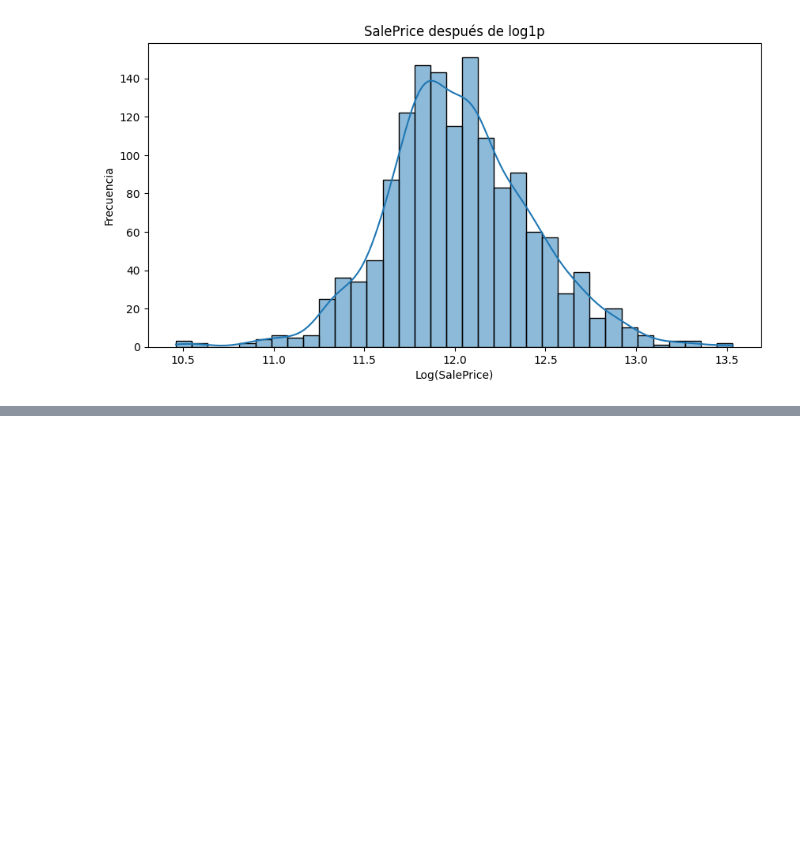
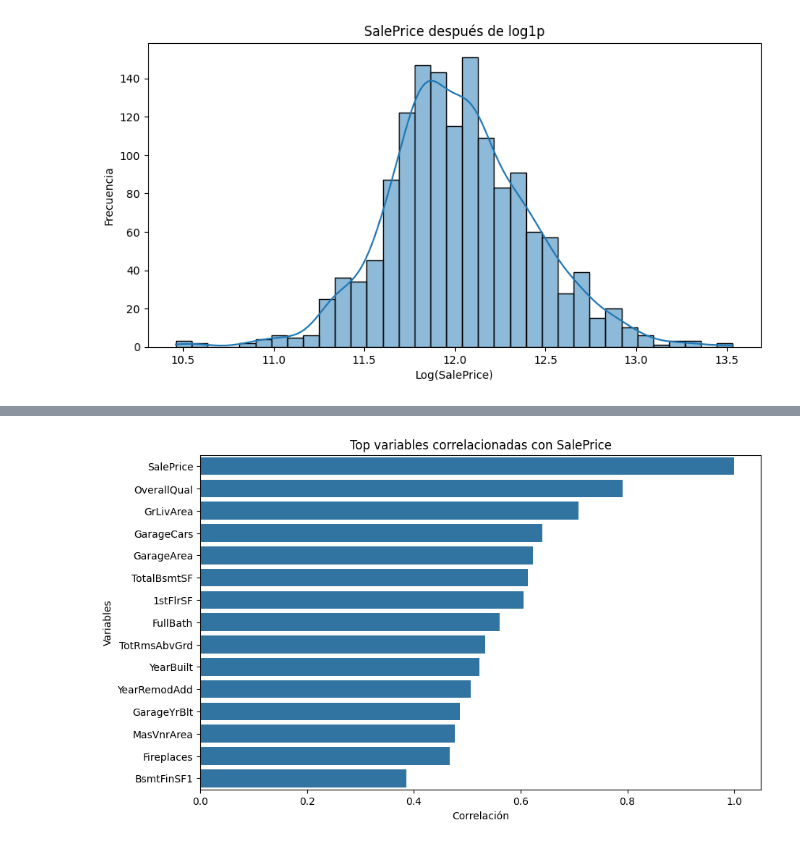
Before and after one commit to E-SalazarDev/SmartHouse-AVM, a Jupyter notebook: ai-engine/notebooks/01_data_exploration.ipynb, the cells around one changed output, grey strips where cells are left out. Cells and saved outputs as stored; diff of their text form; code cells hidden in the pictures; blank space fills up the shorter version.

Commit message:
correlación

```diff
--- a/ai-engine/notebooks/01_data_exploration.ipynb
+++ b/ai-engine/notebooks/01_data_exploration.ipynb
@@ -169,3 +169,20 @@ plt.ylabel("Frecuencia")
 plt.show()
 # %% [output]
 [figure]
+# %%
+# Calcula la correlación entre todas las variables numéricas.
+# La correlación mide qué tan relacionadas están dos variables.
+
+# Ejemplo
+# GrLivArea ↑
+# SalePrice ↑
+# Cuando una aumenta, la otra también.
+
+correlation_matrix = train_df.corr(numeric_only=True)
+# %%
+# busca la columna SalePrice y obtiene la correlación de TODAS las variables con SalePrice y las ordena de mayor a menor.
+saleprice_corr  = correlation_matrix["SalePrice"].sort_values(
+    ascending=False
+)
+
+saleprice_corr.head(15)
@@ -171,0 +206,17 @@ plt.show()
+# %%
+# Guarda las 15 variables más importantes.
+top_corr = saleprice_corr.head(15)
+# %%
+plt.figure(figsize=(10,6))
+
+sns.barplot(
+    x=top_corr.values,
+    y=top_corr.index
+)
+
+plt.title("Top variables correlacionadas con SalePrice")
+plt.xlabel("Correlación")
+plt.ylabel("Variables")
+plt.show()
+# %% [output]
+[figure, added]
```
Also changed, not shown: parts of 1 cell of this notebook.
